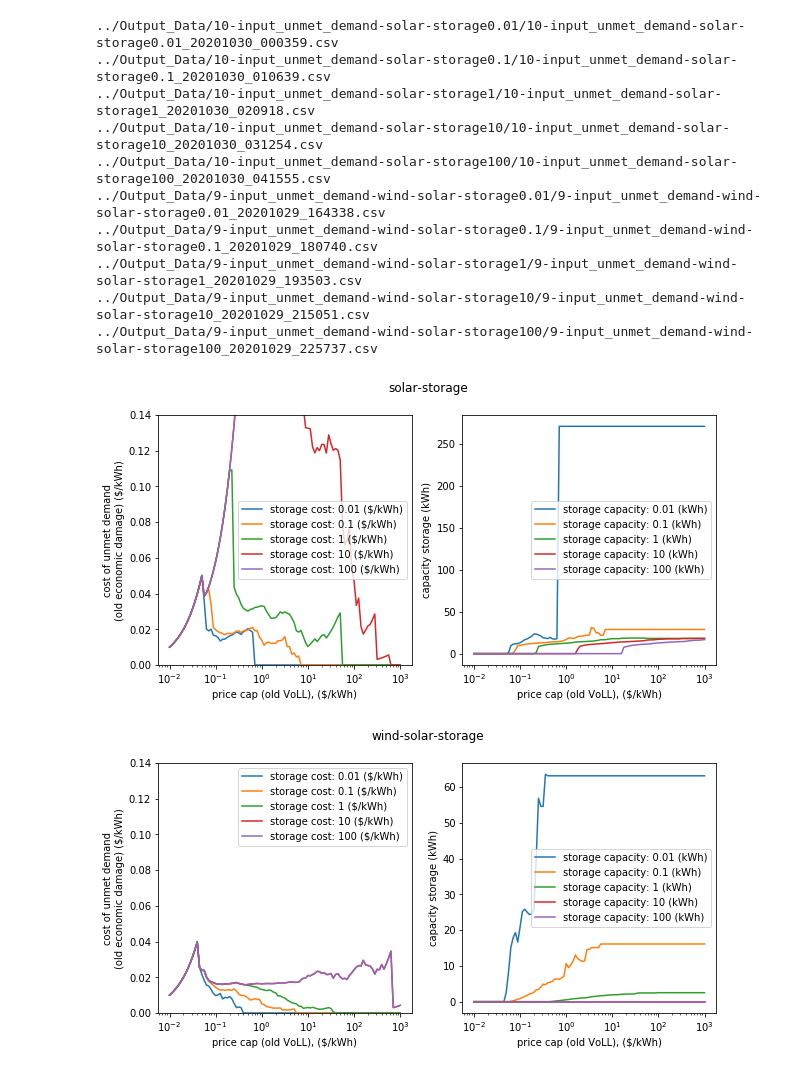
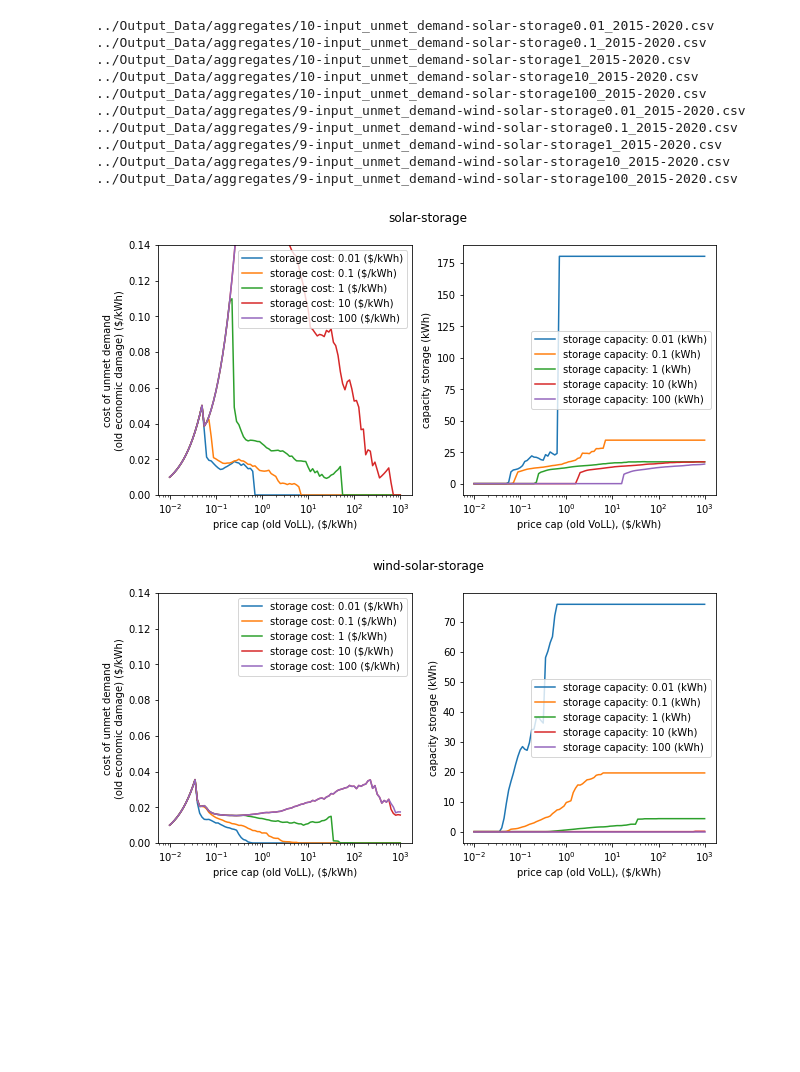
Before and after one commit to beccapeer/cost-of-unmet-demand, a Jupyter notebook: plotting-scripts/plot_varying_storage_costs.ipynb, the cells around one changed output. Cells and saved outputs as stored; diff of their text form; code cells hidden in the pictures; blank space fills up the shorter version.

Commit message:
Plotting for varying storage costs with 5 years of data

```diff
--- a/plotting-scripts/plot_varying_storage_costs.ipynb
+++ b/plotting-scripts/plot_varying_storage_costs.ipynb
@@ -8,7 +8,7 @@ def plot(base, DATE, name):
     fig, axs = plt.subplots(ncols=2, figsize=(10,4.6))
 
     for storage in ['0.01', '0.1', '1', '10', '100']:
-        f = get_file_name(base.replace('XXX', storage), DATE, True)
+        f = base.replace('XXX', storage)
         print(f)
         df = pd.read_csv(f)
 
@@ -35,22 +35,22 @@ def plot(base, DATE, name):
     plt.savefig(f'../figures2/{name}.png')
 # %%
 DATE = '20201030'
-base = '../Output_Data/10-unmet_demand-solar-storageXXX/10-unmet_demand-solar-storageXXX_'
+base = '../Output_Data/aggregates/10-input_unmet_demand-solar-storageXXX_2015-2020.csv'
 plot(base, DATE, 'solar-storage')
 
 DATE = '20201029'
-base = '../Output_Data/9-unmet_demand-wind-solar-storageXXX/9-unmet_demand-wind-solar-storageXXX_'
+base = '../Output_Data/aggregates/9-input_unmet_demand-wind-solar-storageXXX_2015-2020.csv'
 plot(base, DATE, 'wind-solar-storage')
 # %% [output]
-../Output_Data/10-input_unmet_demand-solar-storage0.01/10-input_unmet_demand-solar-storage0.01_20201030_000359.csv
-../Output_Data/10-input_unmet_demand-solar-storage0.1/10-input_unmet_demand-solar-storage0.1_20201030_010639.csv
-../Output_Data/10-input_unmet_demand-solar-storage1/10-input_unmet_demand-solar-storage1_20201030_020918.csv
-../Output_Data/10-input_unmet_demand-solar-storage10/10-input_unmet_demand-solar-storage10_20201030_031254.csv
-../Output_Data/10-input_unmet_demand-solar-storage100/10-input_unmet_demand-solar-storage100_20201030_041555.csv
-../Output_Data/9-input_unmet_demand-wind-solar-storage0.01/9-input_unmet_demand-wind-solar-storage0.01_20201029_164338.csv
-../Output_Data/9-input_unmet_demand-wind-solar-storage0.1/9-input_unmet_demand-wind-solar-storage0.1_20201029_180740.csv
-../Output_Data/9-input_unmet_demand-wind-solar-storage1/9-input_unmet_demand-wind-solar-storage1_20201029_193503.csv
-../Output_Data/9-input_unmet_demand-wind-solar-storage10/9-input_unmet_demand-wind-solar-storage10_20201029_215051.csv
-../Output_Data/9-input_unmet_demand-wind-solar-storage100/9-input_unmet_demand-wind-solar-storage100_20201029_225737.csv
+../Output_Data/aggregates/10-input_unmet_demand-solar-storage0.01_2015-2020.csv
+../Output_Data/aggregates/10-input_unmet_demand-solar-storage0.1_2015-2020.csv
+../Output_Data/aggregates/10-input_unmet_demand-solar-storage1_2015-2020.csv
+../Output_Data/aggregates/10-input_unmet_demand-solar-storage10_2015-2020.csv
+../Output_Data/aggregates/10-input_unmet_demand-solar-storage100_2015-2020.csv
+../Output_Data/aggregates/9-input_unmet_demand-wind-solar-storage0.01_2015-2020.csv
+../Output_Data/aggregates/9-input_unmet_demand-wind-solar-storage0.1_2015-2020.csv
+../Output_Data/aggregates/9-input_unmet_demand-wind-solar-storage1_2015-2020.csv
+../Output_Data/aggregates/9-input_unmet_demand-wind-solar-storage10_2015-2020.csv
+../Output_Data/aggregates/9-input_unmet_demand-wind-solar-storage100_2015-2020.csv
-[figure, old version]
+[figure, new version]
-[figure, old version]
+[figure, new version]
```
Also changed, not shown: 1 other file.
